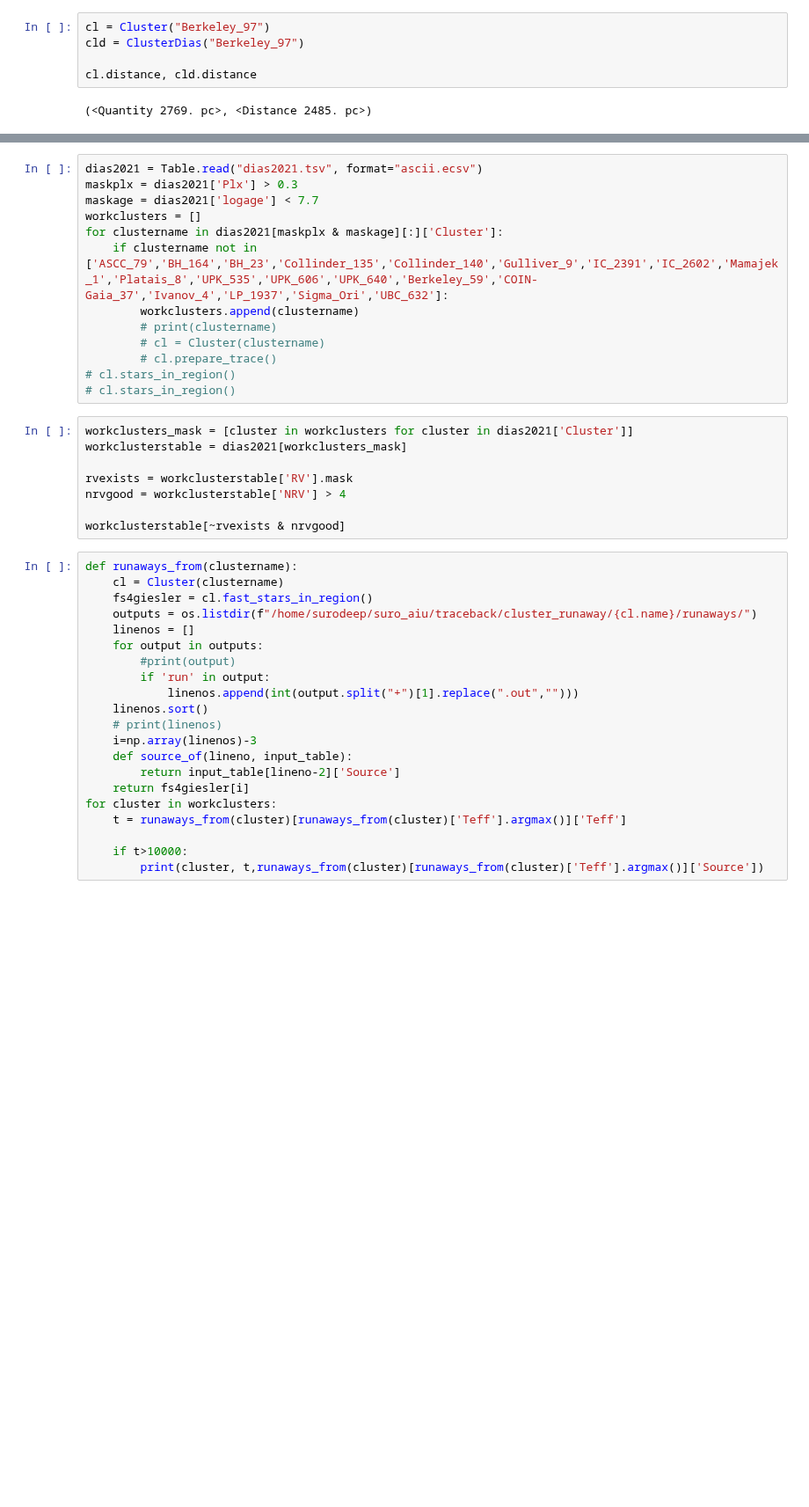
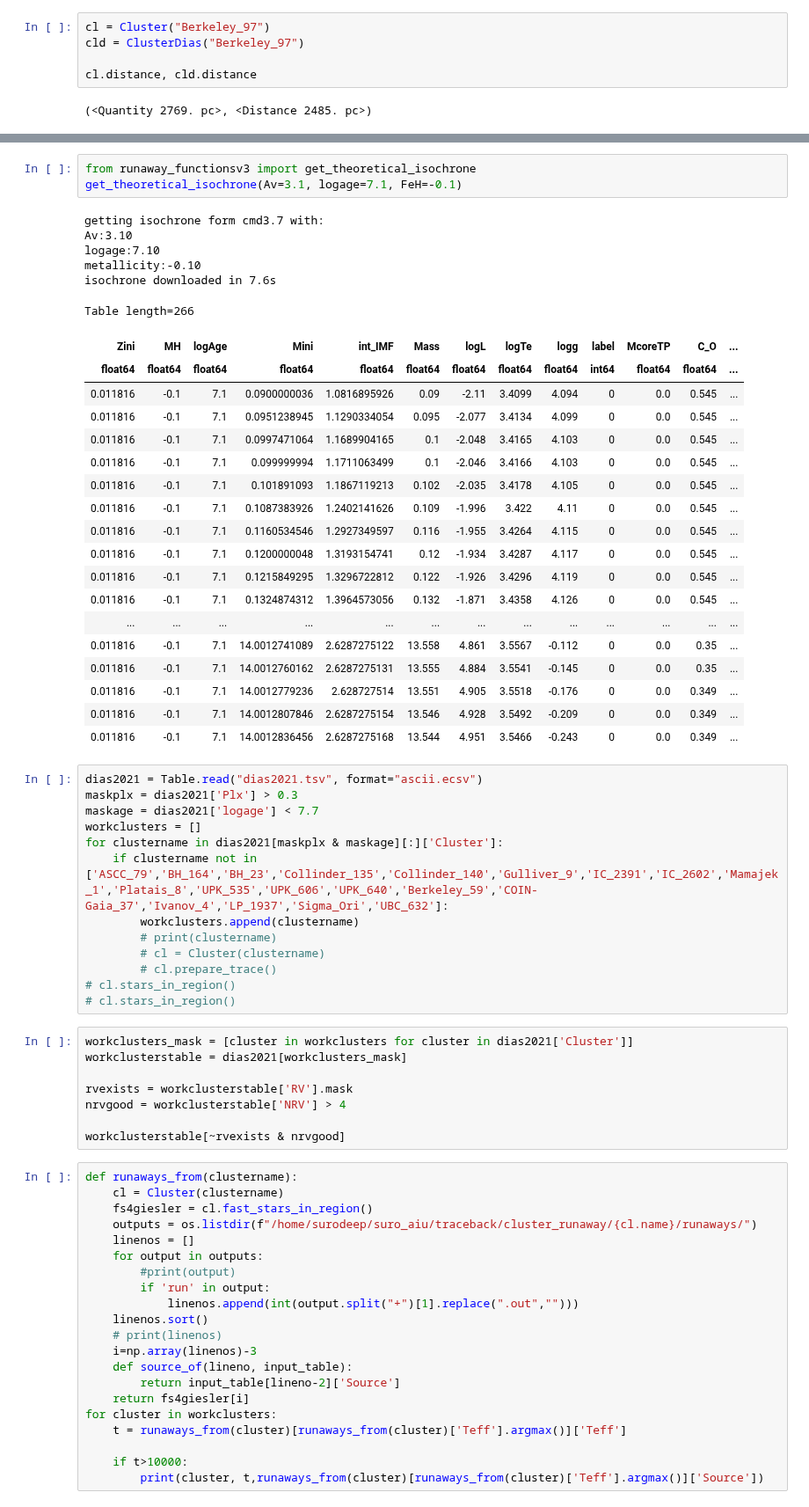
Before and after one commit to surodeep26/Runaway-Stars, a Jupyter notebook: v16.ipynb, the cells around one changed output, grey strips where cells are left out. Shown at 88% size. Drawn from its saved outputs; the diff is of its cells as text; blank space fills up the shorter version.

```diff
--- a/v16.ipynb
+++ b/v16.ipynb
@@ -323,3 +171,31 @@ plot_cmd(cl)
+# %%
+from runaway_functionsv3 import get_theoretical_isochrone
+get_theoretical_isochrone(Av=3.1, logage=7.1, FeH=-0.1)
+# %% [output]
+getting isochrone form cmd3.7 with:
+Av:3.10
+logage:7.10
+metallicity:-0.10
+isochrone downloaded in 7.6s
+Table length=266
+| Zini | MH | logAge | Mini | int_IMF | Mass | logL | logTe | logg | label | McoreTP | C_O | ... |
+| float64 | float64 | float64 | float64 | float64 | float64 | float64 | float64 | float64 | int64 | float64 | float64 | ... |
+| 0.011816 | -0.1 | 7.1 | 0.0900000036 | 1.0816895926 | 0.09 | -2.11 | 3.4099 | 4.094 | 0 | 0.0 | 0.545 | ... |
+| 0.011816 | -0.1 | 7.1 | 0.0951238945 | 1.1290334054 | 0.095 | -2.077 | 3.4134 | 4.099 | 0 | 0.0 | 0.545 | ... |
+| 0.011816 | -0.1 | 7.1 | 0.0997471064 | 1.1689904165 | 0.1 | -2.048 | 3.4165 | 4.103 | 0 | 0.0 | 0.545 | ... |
+| 0.011816 | -0.1 | 7.1 | 0.099999994 | 1.1711063499 | 0.1 | -2.046 | 3.4166 | 4.103 | 0 | 0.0 | 0.545 | ... |
+| 0.011816 | -0.1 | 7.1 | 0.101891093 | 1.1867119213 | 0.102 | -2.035 | 3.4178 | 4.105 | 0 | 0.0 | 0.545 | ... |
+| 0.011816 | -0.1 | 7.1 | 0.1087383926 | 1.2402141626 | 0.109 | -1.996 | 3.422 | 4.11 | 0 | 0.0 | 0.545 | ... |
+| 0.011816 | -0.1 | 7.1 | 0.1160534546 | 1.2927349597 | 0.116 | -1.955 | 3.4264 | 4.115 | 0 | 0.0 | 0.545 | ... |
+| 0.011816 | -0.1 | 7.1 | 0.1200000048 | 1.3193154741 | 0.12 | -1.934 | 3.4287 | 4.117 | 0 | 0.0 | 0.545 | ... |
+| 0.011816 | -0.1 | 7.1 | 0.1215849295 | 1.3296722812 | 0.122 | -1.926 | 3.4296 | 4.119 | 0 | 0.0 | 0.545 | ... |
+| 0.011816 | -0.1 | 7.1 | 0.1324874312 | 1.3964573056 | 0.132 | -1.871 | 3.4358 | 4.126 | 0 | 0.0 | 0.545 | ... |
+| ... | ... | ... | ... | ... | ... | ... | ... | ... | ... | ... | ... | ... |
+| 0.011816 | -0.1 | 7.1 | 14.0012741089 | 2.6287275122 | 13.558 | 4.861 | 3.5567 | -0.112 | 0 | 0.0 | 0.35 | ... |
+| 0.011816 | -0.1 | 7.1 | 14.0012760162 | 2.6287275131 | 13.555 | 4.884 | 3.5541 | -0.145 | 0 | 0.0 | 0.35 | ... |
+| 0.011816 | -0.1 | 7.1 | 14.0012779236 | 2.628727514 | 13.551 | 4.905 | 3.5518 | -0.176 | 0 | 0.0 | 0.349 | ... |
+| 0.011816 | -0.1 | 7.1 | 14.0012807846 | 2.6287275154 | 13.546 | 4.928 | 3.5492 | -0.209 | 0 | 0.0 | 0.349 | ... |
+| 0.011816 | -0.1 | 7.1 | 14.0012836456 | 2.6287275168 | 13.544 | 4.951 | 3.5466 | -0.243 | 0 | 0.0 | 0.349 | ... |
 # %%
 dias2021 = Table.read("dias2021.tsv", format="ascii.ecsv")
 maskplx = dias2021['Plx'] > 0.3
```
Also changed, not shown: parts of 6 cells of this notebook, 16 other files.
